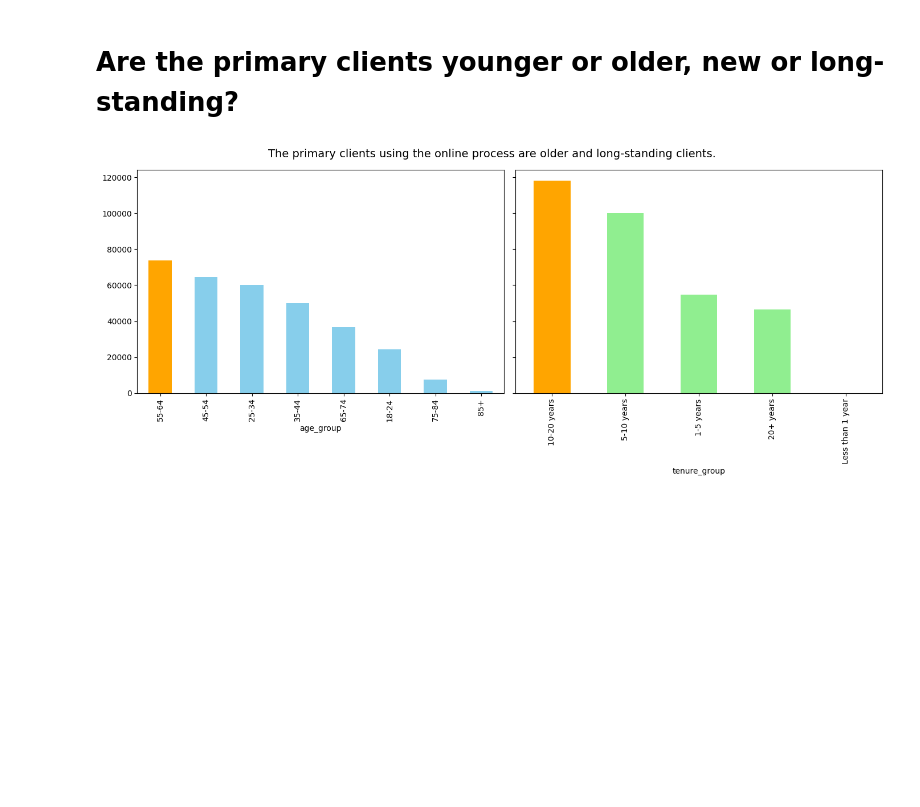
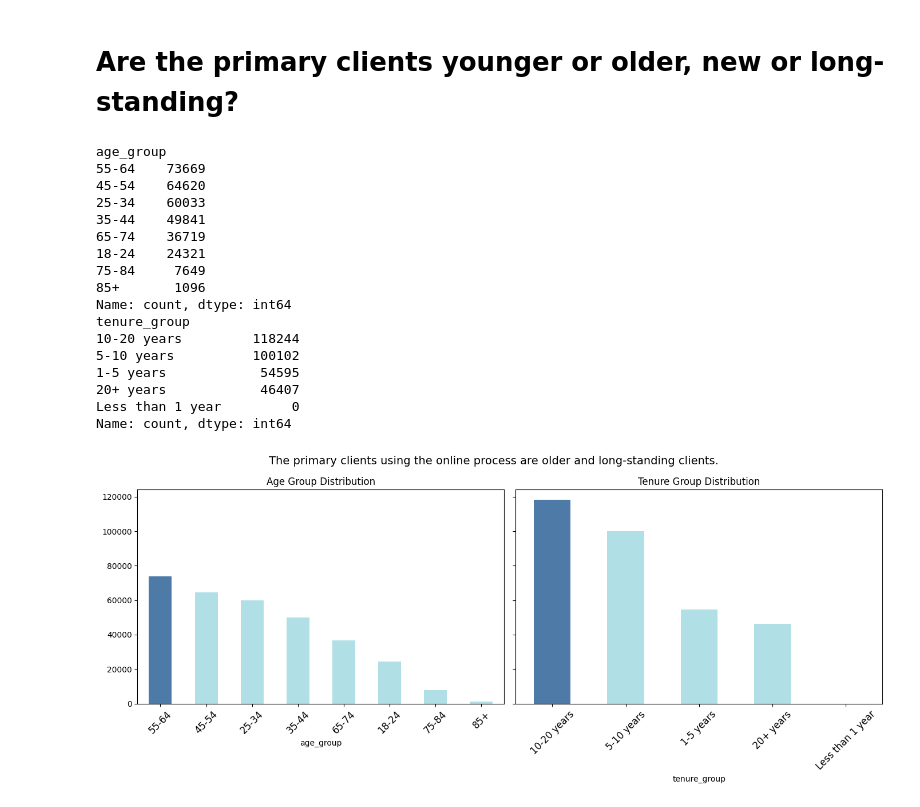
Before and after one commit to mirajkarsneha/vanguard-ab-test, a Jupyter notebook: data_cleaning.ipynb, the cells around one changed output. Cells and saved outputs as stored; diff of their text form; code cells hidden in the pictures; blank space fills up the shorter version.

```diff
--- a/data_cleaning.ipynb
+++ b/data_cleaning.ipynb
@@ -254,34 +274,64 @@ The primary clients are predominantly aged in the '55-64' group, with '10-20 yea
 # %%
 import pandas as pd
 import matplotlib.pyplot as plt
 
-# Assuming the dataframe is already loaded as df_final_demo
-# Get the counts of each age group and tenure group
 age_group_counts = df_final_demo['age_group'].value_counts()
 tenure_group_counts = df_final_demo['tenure_group'].value_counts()
 
-# Determine the most common age group and tenure group
 most_common_age_group = age_group_counts.idxmax()
 most_common_tenure_group = tenure_group_counts.idxmax()
 
-# Classify the most common age and tenure categories
 age_category = 'Younger' if most_common_age_group in ['18-24', '25-34', '35-44'] else 'Older'
 tenure_category = 'New' if most_common_tenure_group in ['Less than 1 year', '1-5 years'] else 'Long-standing'
 
-# Plotting using pandas
 fig, axes = plt.subplots(1, 2, figsize=(14, 6), sharey=True)
+age_group_counts.plot(kind='bar', ax=axes[0], color=['#4e7AA8' if x == most_common_age_group else '#B0E0E6' for x in age_group_counts.index])
+print(age_group_counts)
 
-# Age group plot
-age_group_counts.plot(kind='bar', ax=axes[0], color=['orange' if x == most_common_age_group else 'skyblue' for x in age_group_counts.index])
+axes[0].set_xticks(range(len(age_group_counts)))
+axes[0].set_xticklabels(age_group_counts.index, rotation=45, fontsize=12)
+axes[0].set_title('Age Group Distribution')
 
-# Tenure group plot
-tenure_group_counts.plot(kind='bar', ax=axes[1], color=['orange' if x == most_common_tenure_group else 'lightgreen' for x in tenure_group_counts.index])
+tenure_group_counts.plot(kind='bar', ax=axes[1], color=['#4e7AA8' if x == most_common_tenure_group else '#B0E0E6' for x in tenure_group_counts.index])
+print(tenure_group_counts)
 
-# Add the conclusion as a text annotation
+age_counts = df_final_demo['age_group'].value_counts().reset_index()
+age_counts.columns = ['age_group', 'age_count']
+
+tenure_counts = df_final_demo['tenure_group'].value_counts().reset_index()
+tenure_counts.columns = ['tenure_group', 'tenure_count']
+
+# Merge the two DataFrames
+combined_df = pd.merge(age_counts, tenure_counts, how='cross')
+
+# Save to CSV
+combined_df.to_csv('DataFiles/combined_age_tenure_counts.csv', index=False)
+
+axes[1].set_xticks(range(len(tenure_group_counts)))
+axes[1].set_xticklabels(tenure_group_counts.index, rotation=45, fontsize=12)
+axes[1].set_title('Tenure Group Distribution')
+
 fig.suptitle(f"The primary clients using the online process are {age_category.lower()} and {tenure_category.lower()} clients.", fontsize=14)
 
 # Show the plot
 plt.tight_layout()
 plt.show()
 # %% [output]
+age_group
+55-64    73669
+45-54    64620
+25-34    60033
+35-44    49841
+65-74    36719
+18-24    24321
+75-84     7649
+85+       1096
+Name: count, dtype: int64
+tenure_group
+10-20 years         118244
+5-10 years          100102
+1-5 years            54595
+20+ years            46407
+Less than 1 year         0
+Name: count, dtype: int64
-[figure, old version]
+[figure, new version]
```
Also changed, not shown: parts of 4 cells of this notebook, 4 other files.
